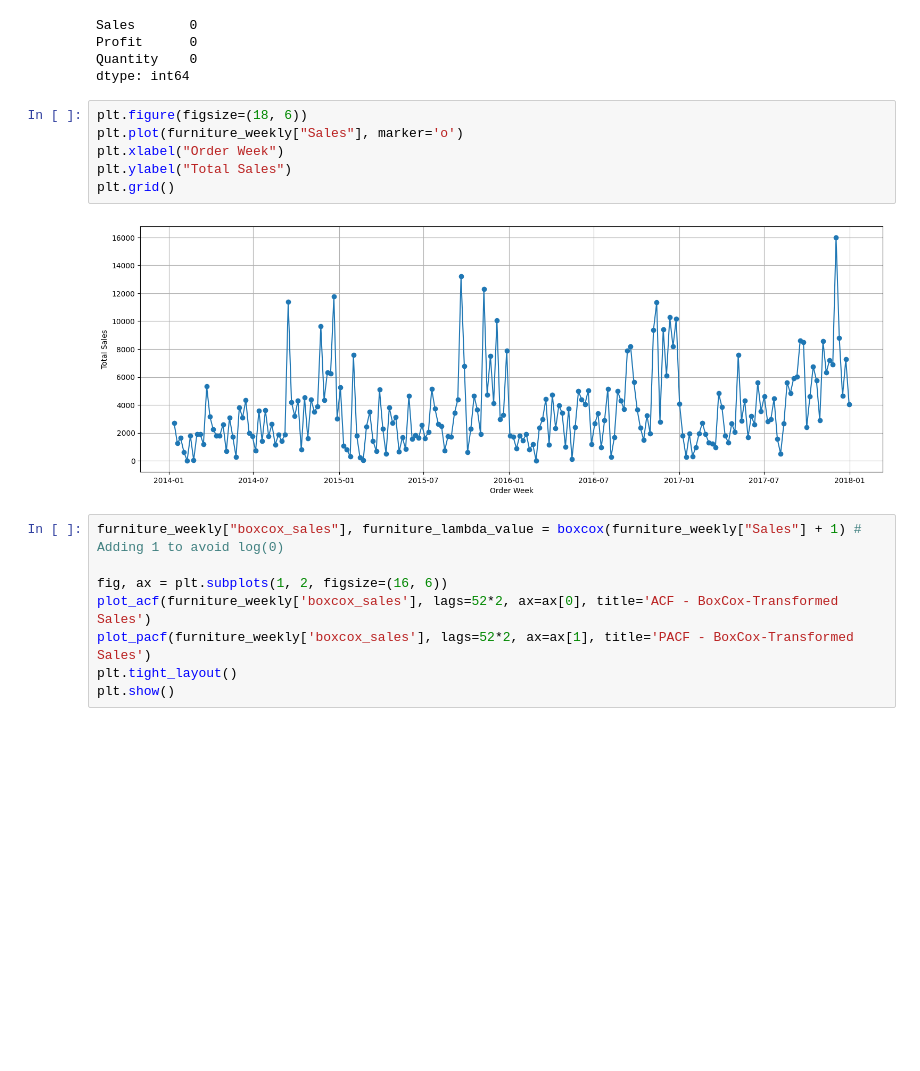
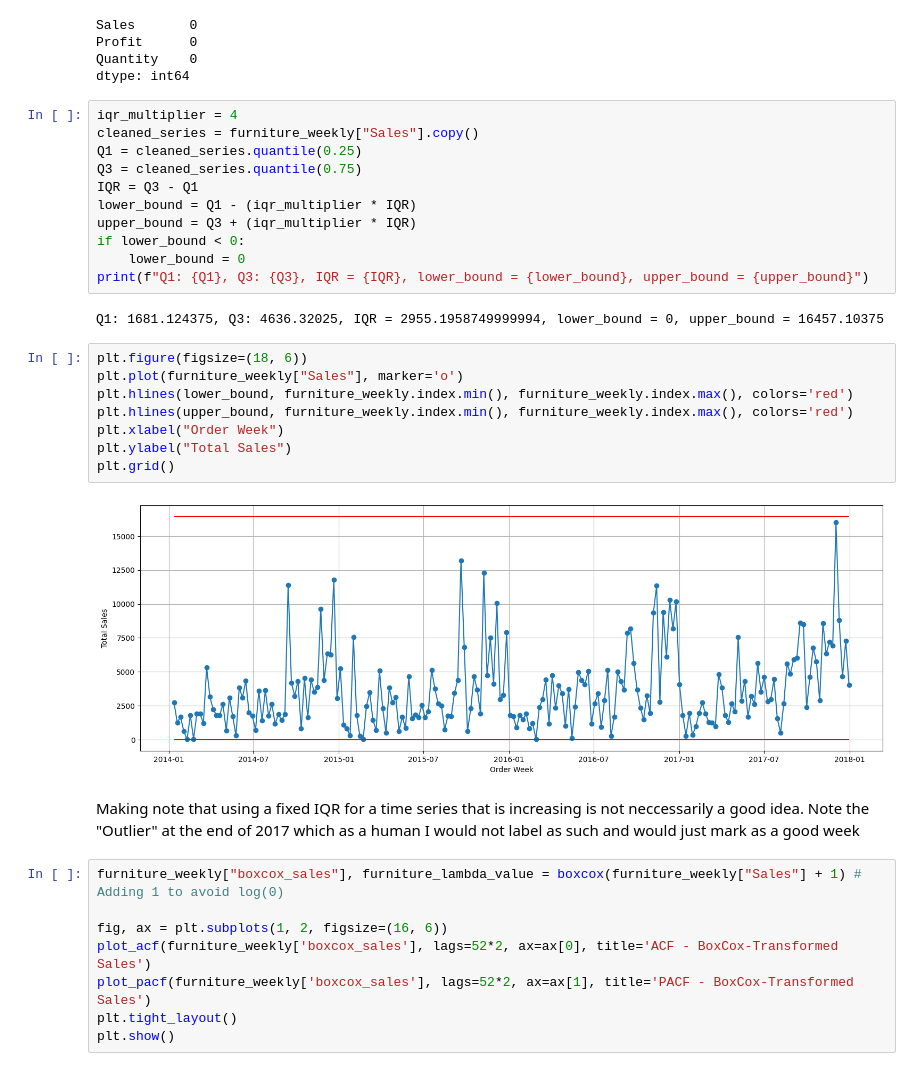
Before and after one commit to jackhenshaw/retail_demand_forecasting, a Jupyter notebook: notebooks/02_ARIMA_modeling.ipynb, the cells around one changed output. Cells and saved outputs as stored; diff of their text form; blank space fills up the shorter version.

```diff
--- a/notebooks/02_ARIMA_modeling.ipynb
+++ b/notebooks/02_ARIMA_modeling.ipynb
@@ -628,14 +628,31 @@ Sales       0
 Profit      0
 Quantity    0
 dtype: int64
+# %%
+iqr_multiplier = 4
+cleaned_series = furniture_weekly["Sales"].copy()
+Q1 = cleaned_series.quantile(0.25)
+Q3 = cleaned_series.quantile(0.75)
+IQR = Q3 - Q1
+lower_bound = Q1 - (iqr_multiplier * IQR)
+upper_bound = Q3 + (iqr_multiplier * IQR)
+if lower_bound < 0:
+    lower_bound = 0
+print(f"Q1: {Q1}, Q3: {Q3}, IQR = {IQR}, lower_bound = {lower_bound}, upper_bound = {upper_bound}")
+# %% [output]
+Q1: 1681.124375, Q3: 4636.32025, IQR = 2955.1958749999994, lower_bound = 0, upper_bound = 16457.10375
 # %%
 plt.figure(figsize=(18, 6))
 plt.plot(furniture_weekly["Sales"], marker='o')
+plt.hlines(lower_bound, furniture_weekly.index.min(), furniture_weekly.index.max(), colors='red')
+plt.hlines(upper_bound, furniture_weekly.index.min(), furniture_weekly.index.max(), colors='red')
 plt.xlabel("Order Week")
 plt.ylabel("Total Sales")
 plt.grid()
 # %% [output]
-[figure, old version]
+[figure, new version]
+# %% [markdown]
+Making note that using a fixed IQR for a time series that is increasing is not neccessarily a good idea. Note the "Outlier" at the end of 2017 which as a human I would not label as such and would just mark as a good week
 # %%
 furniture_weekly["boxcox_sales"], furniture_lambda_value = boxcox(furniture_weekly["Sales"] + 1) # Adding 1 to avoid log(0)
 
```
Also changed, not shown: parts of 10 cells of this notebook, 11 other files.
